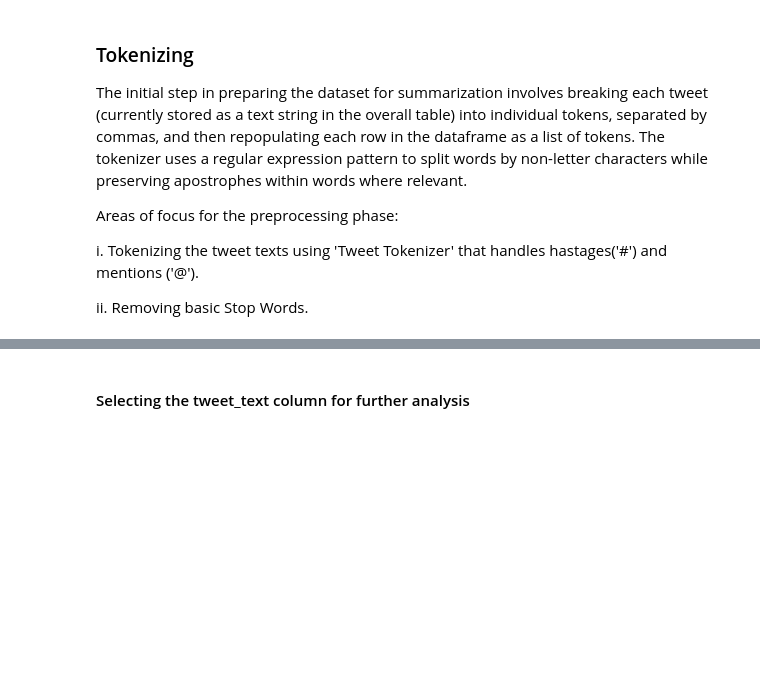
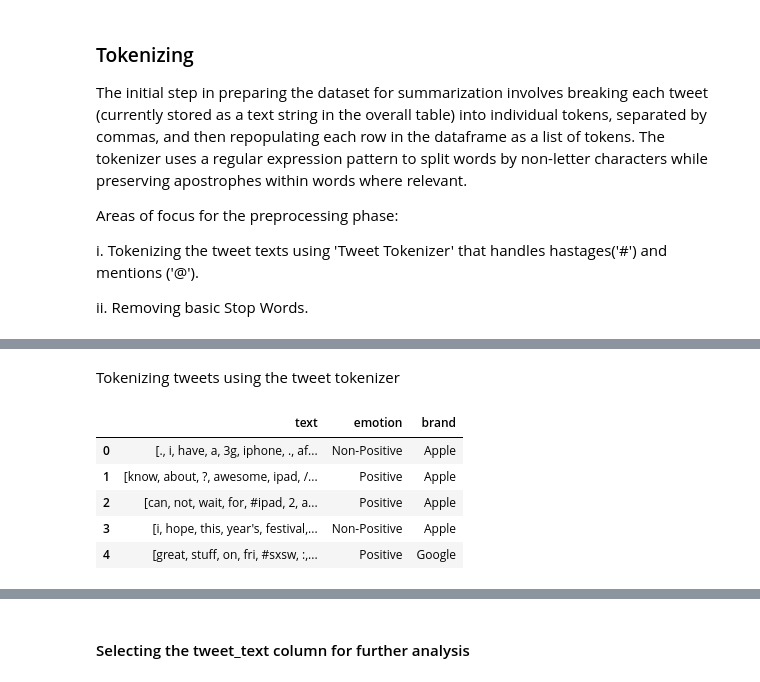
Before and after one commit to bizzfuzz/dsc-phase-4-project, a Jupyter notebook: Tweet.ipynb, the cells around one changed output, grey strips where cells are left out. Drawn from its saved outputs; the diff is of its cells as text; code cells hidden in the pictures; blank space fills up the shorter version.

```diff
--- a/Tweet.ipynb
+++ b/Tweet.ipynb
@@ -340,0 +344,15 @@ df.head()
+# %% [markdown]
+Tokenizing tweets using the tweet tokenizer
+# %%
+# Initializing Tokenizer
+tknzr = TweetTokenizer(strip_handles = True, preserve_case = False, )
+df['text'] = df['text'].astype(str).apply(tknzr.tokenize)
+
+df.head()
+# %% [output]
+|  | text | emotion | brand |
+| 0 | [., i, have, a, 3g, iphone, ., af... | Non-Positive | Apple |
+| 1 | [know, about, ?, awesome, ipad, /... | Positive | Apple |
+| 2 | [can, not, wait, for, #ipad, 2, a... | Positive | Apple |
+| 3 | [i, hope, this, year's, festival,... | Non-Positive | Apple |
+| 4 | [great, stuff, on, fri, #sxsw, :,... | Positive | Google |
```
Also changed, not shown: parts of 9 cells of this notebook.
